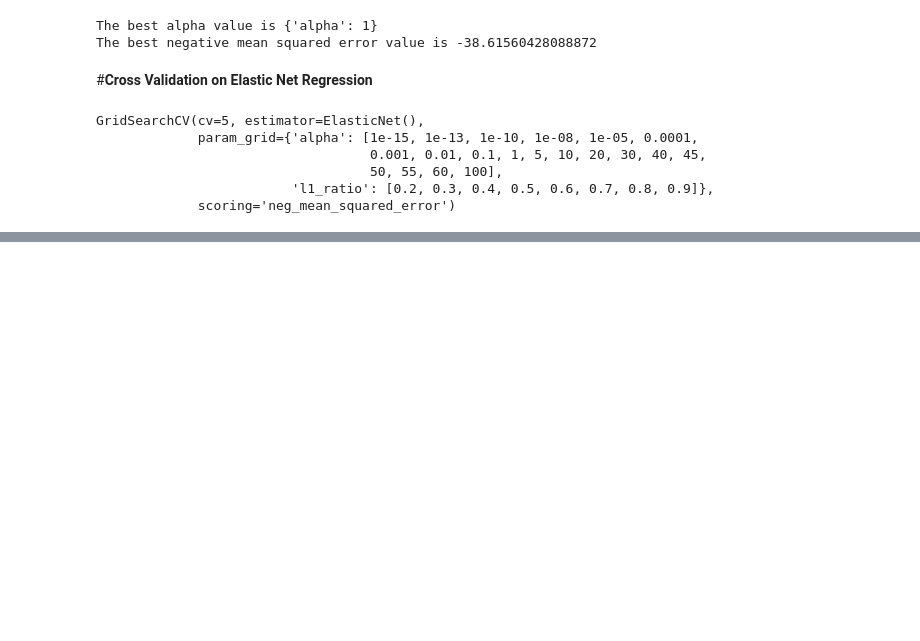
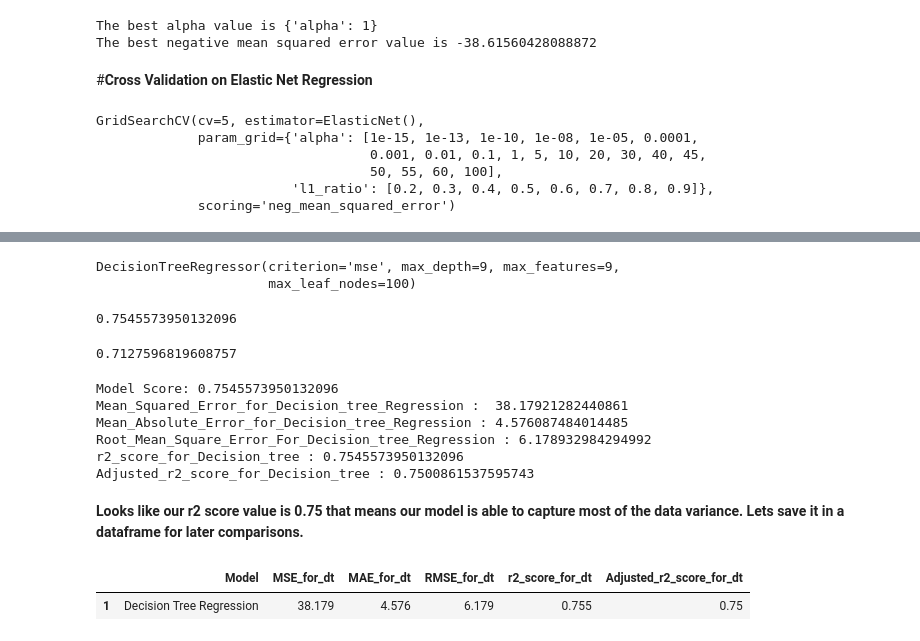
Before and after one commit to sksamima5/Bike-Sharing-Demand-Prediction-, a Jupyter notebook: Bike_Sharing_Demand_Prediction_Capstone_Project.ipynb, the cells around one changed output, grey strips where cells are left out. Saved outputs shown, nothing was run; the diff lists cells and outputs as text; code cells hidden in the pictures; blank space fills up the shorter version.

```diff
--- a/Bike_Sharing_Demand_Prediction_Capstone_Project.ipynb
+++ b/Bike_Sharing_Demand_Prediction_Capstone_Project.ipynb
@@ -1522,0 +1543,16 @@ The best negative mean squared error value is -38.61465533453879
+# %%
+#Fitting into the model
+dt_regressor.fit(X_train, y_train)
+# %% [output]
+DecisionTreeRegressor(criterion='mse', max_depth=9, max_features=9,
+                      max_leaf_nodes=100)
+# %%
+#Let's check the score
+dt_regressor.score(X_train, y_train)
+# %% [output]
+0.7545573950132096
+# %%
+#Let's check the score
+dt_regressor.score(X_test, y_test)
+# %% [output]
+0.7127596819608757
@@ -1522,0 +1563,46 @@ The best negative mean squared error value is -38.61465533453879
+# %%
+#Checking the Model score
+print("Model Score:",dt_regressor.score(X_train,y_train))
+
+#Calculate Mean Square Error
+MSE_for_dt =  mean_squared_error(y_train, y_pred_train_dt)
+print('Mean_Squared_Error_for_Decision_tree_Regression : ',MSE_for_dt)
+
+#Calculate Mean Absolute error
+MAE_for_dt = mean_absolute_error(y_train, y_pred_train_dt)
+print('Mean_Absolute_Error_for_Decision_tree_Regression :' , MAE_for_dt)
+
+#Calculate Root Mean Square Error
+RMSE_for_dt = np.sqrt(MSE_for_dt)
+print('Root_Mean_Square_Error_For_Decision_tree_Regression :', RMSE_for_dt)
+
+#Calculate r2 Score
+r2_score_for_dt = r2_score(y_train, y_pred_train_dt)
+print('r2_score_for_Decision_tree :', r2_score_for_dt)
+
+#Calculate Adjusted r2 Score
+Adjusted_r2_score_for_dt = (1-(1-r2_score(y_train, y_pred_train_dt))*((X_test.shape[0]-1)/(X_test.shape[0]-X_test.shape[1]-1)) )
+print("Adjusted_r2_score_for_Decision_tree :",1-(1-r2_score(y_train, y_pred_train_dt))*((X_test.shape[0]-1)/(X_test.shape[0]-X_test.shape[1]-1)) )
+# %% [output]
+Model Score: 0.7545573950132096
+Mean_Squared_Error_for_Decision_tree_Regression :  38.17921282440861
+Mean_Absolute_Error_for_Decision_tree_Regression : 4.576087484014485
+Root_Mean_Square_Error_For_Decision_tree_Regression : 6.178932984294992
+r2_score_for_Decision_tree : 0.7545573950132096
+Adjusted_r2_score_for_Decision_tree : 0.7500861537595743
+# %% [markdown]
+**Looks like our r2 score value is 0.75 that means our model is  able to capture most of the data variance. Lets save it in a dataframe for later comparisons.**
+# %%
+#Storing the traning set metrics value in a dataframe for later comparison
+dict9 = {'Model' : 'Decision Tree Regression',
+         'MSE_for_dt' : round((MSE_for_dt),3),
+         'MAE_for_dt' : round((MAE_for_dt),3),
+         'RMSE_for_dt' : round((RMSE_for_dt),3),
+         'r2_score_for_dt' : round((r2_score_for_dt),3),
+         'Adjusted_r2_score_for_dt' : round((Adjusted_r2_score_for_dt),3)
+         }
+dt_train_df = pd.DataFrame(dict9, index=[1])
+dt_train_df
+# %% [output]
+|  | Model | MSE_for_dt | MAE_for_dt | RMSE_for_dt | r2_score_for_dt | Adjusted_r2_score_for_dt |
+| 1 | Decision Tree Regression | 38.179 | 4.576 | 6.179 | 0.755 | 0.75 |
```
Also changed, not shown: parts of 33 cells of this notebook.
